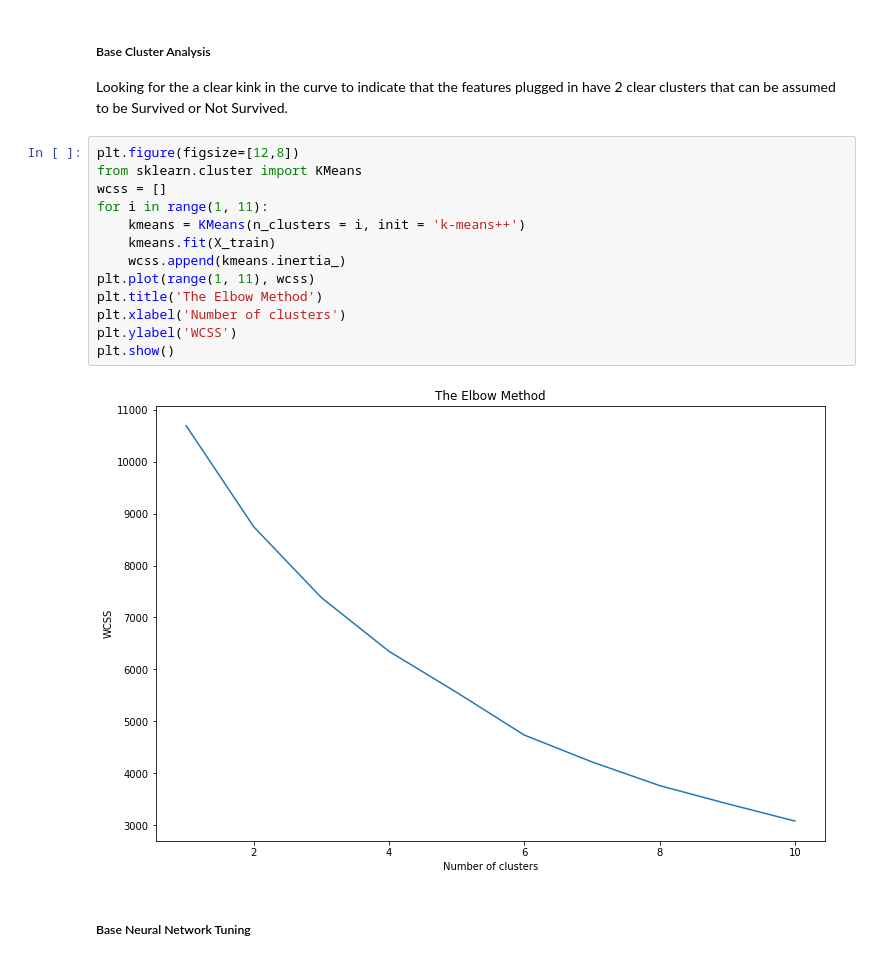
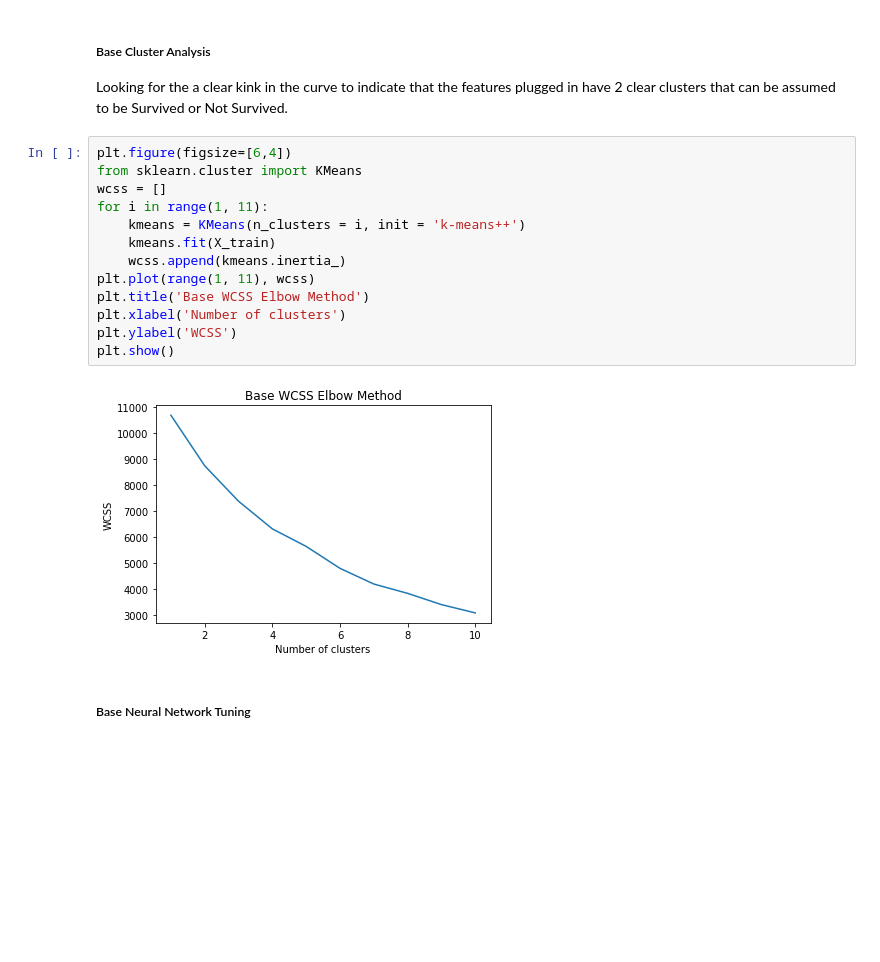
Before and after one commit to SamButterfield/csc8111_machine_learning_coursework, a Jupyter notebook: CSC8111_SB_Titanic_Coursework.ipynb, the cells around one changed output. Drawn from its saved outputs; the diff is of its cells as text; blank space fills up the shorter version.

Commit message:
resized graphs

```diff
--- a/CSC8111_SB_Titanic_Coursework.ipynb
+++ b/CSC8111_SB_Titanic_Coursework.ipynb
@@ -874,20 +874,20 @@ plt.show()
 ##### Base Cluster Analysis
 Looking for the a clear kink in the curve to indicate that the features plugged in have 2 clear clusters that can be assumed to be Survived or Not Survived.
 # %%
-plt.figure(figsize=[12,8])
+plt.figure(figsize=[6,4])
 from sklearn.cluster import KMeans
 wcss = []
 for i in range(1, 11):
     kmeans = KMeans(n_clusters = i, init = 'k-means++')
     kmeans.fit(X_train)
     wcss.append(kmeans.inertia_)
 plt.plot(range(1, 11), wcss)
-plt.title('The Elbow Method')
+plt.title('Base WCSS Elbow Method')
 plt.xlabel('Number of clusters')
 plt.ylabel('WCSS')
 plt.show()
 # %% [output]
-[figure, old version]
+[figure, new version]
 # %% [markdown]
 ##### Base Neural Network Tuning
 # %%
```
Also changed, not shown: parts of 25 cells of this notebook.
